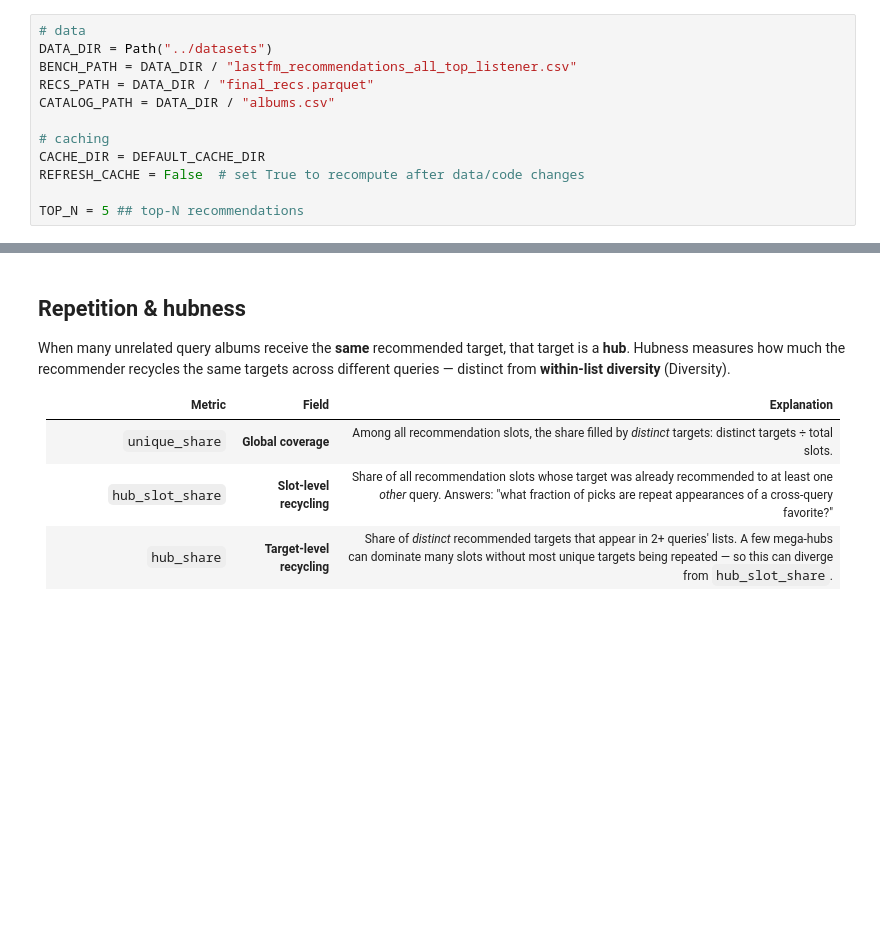
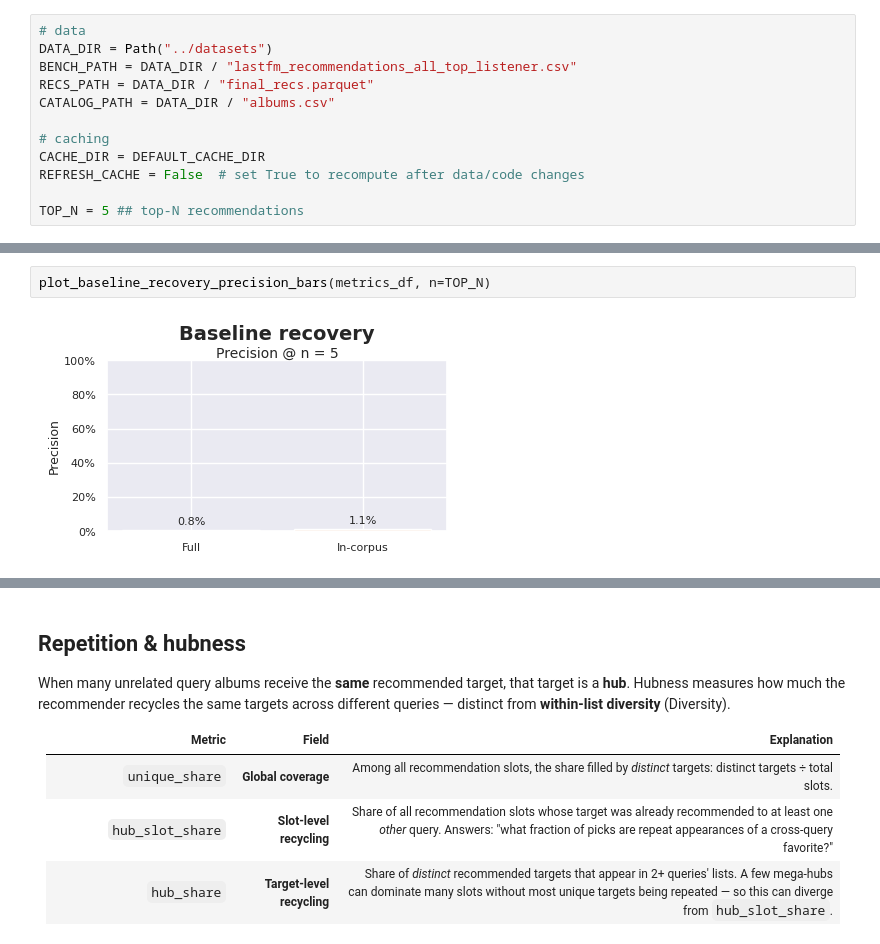
Before and after one commit to lbarleta/critical-listener, a Jupyter notebook: evaluation/lastfm_bench.ipynb, the cells around one changed output, grey strips where cells are left out. Saved outputs shown, nothing was run; the diff lists cells and outputs as text; blank space fills up the shorter version.

```diff
--- a/evaluation/lastfm_bench.ipynb
+++ b/evaluation/lastfm_bench.ipynb
@@ -85,0 +175,4 @@ Loaded cached bench data from /home/lbarleta/erdos/critical-listener/lastfm-benc
+# %%
+plot_baseline_recovery_precision_bars(metrics_df, n=TOP_N)
+# %% [output]
+[figure, added]
```
Also changed, not shown: parts of 37 cells of this notebook, 3 other files.
